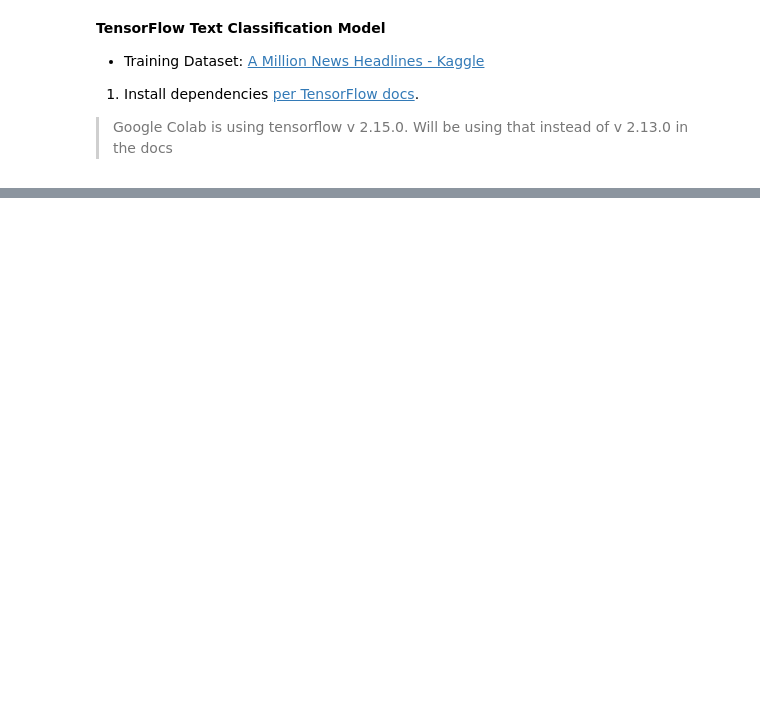
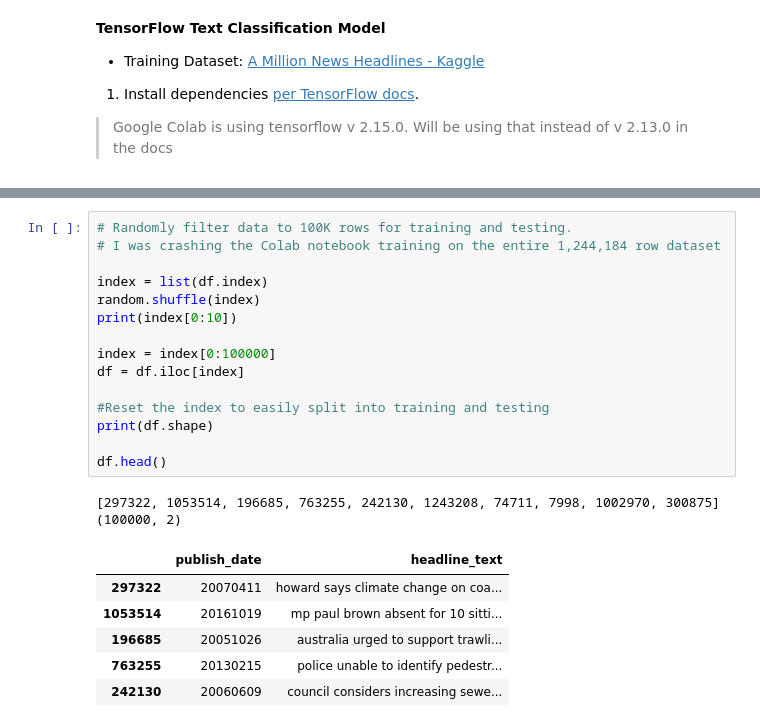
Before and after one commit to samlawson1/news, a Jupyter notebook: tensorflow_model_train/NYT_TensorFlow_Model_Training.ipynb, the cells around one changed output, grey strips where cells are left out. Saved outputs shown, nothing was run; the diff lists cells and outputs as text; blank space fills up the shorter version.

```diff
--- a/tensorflow_model_train/NYT_TensorFlow_Model_Training.ipynb
+++ b/tensorflow_model_train/NYT_TensorFlow_Model_Training.ipynb
@@ -70,0 +62,24 @@ os.listdir('million')
+# %%
+# Randomly filter data to 100K rows for training and testing.
+# I was crashing the Colab notebook training on the entire 1,244,184 row dataset
+
+index = list(df.index)
+random.shuffle(index)
+print(index[0:10])
+
+index = index[0:100000]
+df = df.iloc[index]
+
+#Reset the index to easily split into training and testing
+print(df.shape)
+
+df.head()
+# %% [output]
+[297322, 1053514, 196685, 763255, 242130, 1243208, 74711, 7998, 1002970, 300875]
+(100000, 2)
+|  | publish_date | headline_text |
+| 297322 | 20070411 | howard says climate change on coa... |
+| 1053514 | 20161019 | mp paul brown absent for 10 sitti... |
+| 196685 | 20051026 | australia urged to support trawli... |
+| 763255 | 20130215 | police unable to identify pedestr... |
+| 242130 | 20060609 | council considers increasing sewe... |
```
Also changed, not shown: parts of 7 cells of this notebook.
